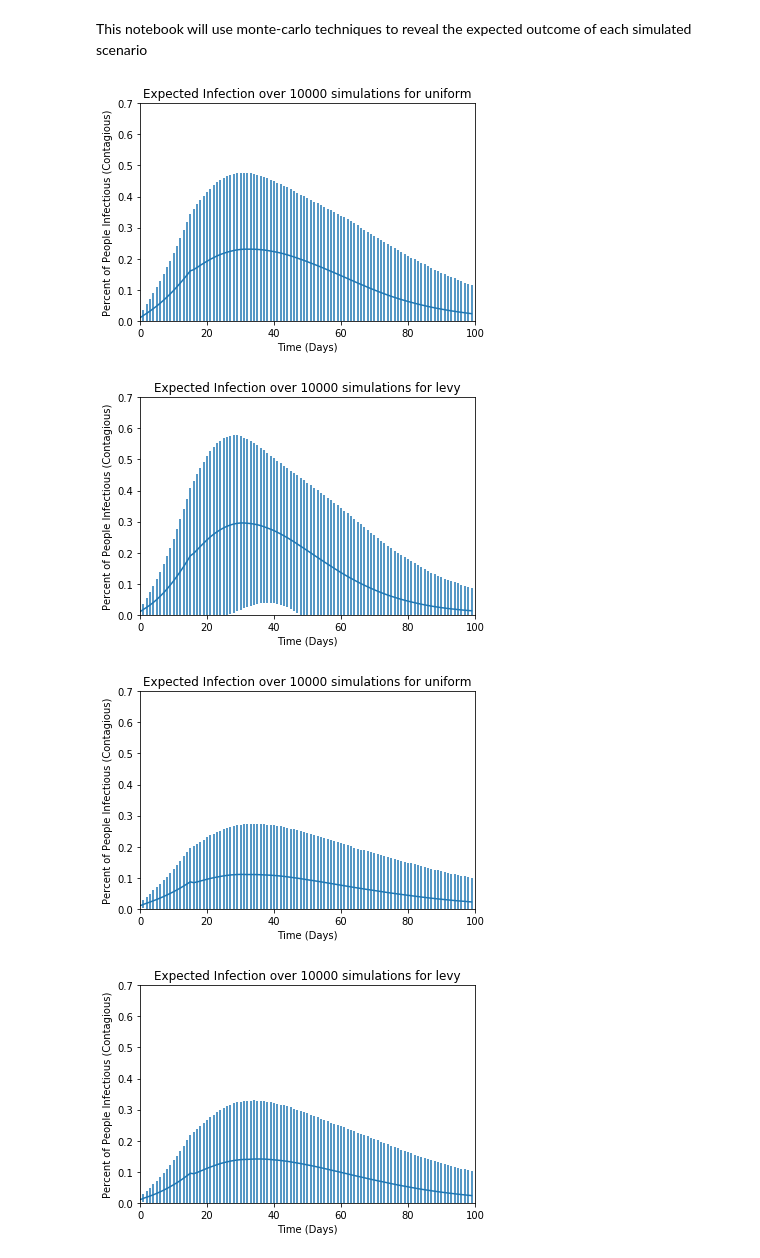
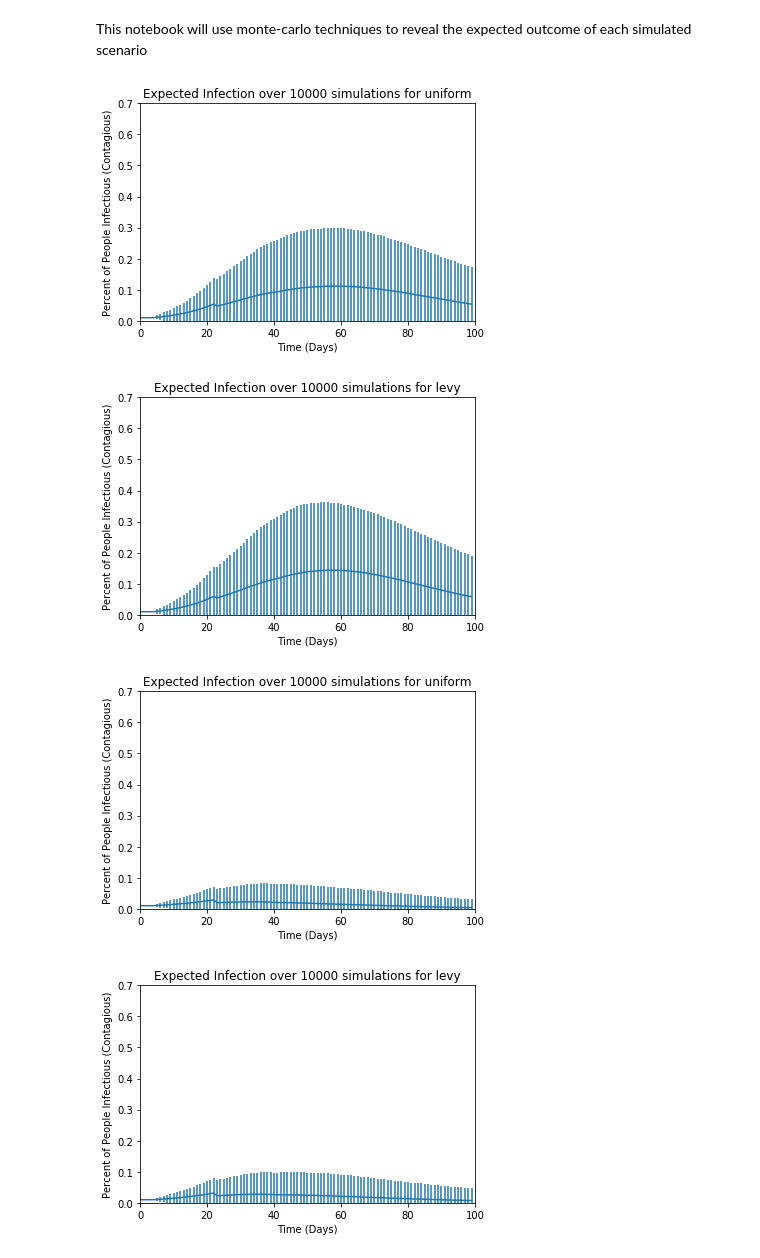
Before and after one commit to PhilipFelizarta/Spatially-Extended-SIR-Modeling, a Jupyter notebook: Monte-Carlo Analysis.ipynb, the cells around one changed output. Saved outputs shown, nothing was run; the diff lists cells and outputs as text; code cells hidden in the pictures.

Commit message:
Updated monte carlo simulations with new parameters

```diff
--- a/Monte-Carlo Analysis.ipynb
+++ b/Monte-Carlo Analysis.ipynb
@@ -11,7 +11,7 @@ rc('animation', html='jshtml')
 # %%
 #The following will simulate that the proportion P will have preventative medicine.]
 #With an effectiveness of prevention of E per exposure
-def sim(N=100, a = 2.0, steps=100, mu=0.1, I=1, R=10, P=0.5, E=0.5, dist=0.02,
+def sim(N=100, a = 2.0, steps=100, mu=0.1, I=1, R=10, P=0.5, E=0.5, dist=0.02, inc=5,
        behav="levy"):
     #I is the number of infected at t = 0
     #R is the number of timesteps it takes to recover or die
@@ -28,7 +28,7 @@ def sim(N=100, a = 2.0, steps=100, mu=0.1, I=1, R=10, P=0.5, E=0.5, dist=0.02,
     for j in range(I):
         colors[0][j] = i_num
         colors[1][j] = i_num
-        r_time[0][j] = R
+        r_time[0][j] = R + inc
 
     for j in range(int(N*P)):
         colors[0][N-j-1] = p_num
@@ -66,10 +66,11 @@ def sim(N=100, a = 2.0, steps=100, mu=0.1, I=1, R=10, P=0.5, E=0.5, dist=0.02,
         for i in range(N):
             if colors[t][i] == i_num: #If you are infected
                 r_time[t][i] = r_time[t-1][i] - 1 #Increment Recovery
-                distances = current_walkers - current_walkers[i] #Find those you exposed
-                distances = np.sum(np.square(distances), axis=-1)
-                distances = np.where(distances <= np.square(dist), 1, 0)
-                exposed += distances #Add the exposed to the exposed list
+                if r_time[t][i] <= R:
+                    distances = current_walkers - current_walkers[i] #Find those you exposed
+                    distances = np.sum(np.square(distances), axis=-1)
+                    distances = np.where(distances <= np.square(dist), 1, 0)
+                    exposed += distances #Add the exposed to the exposed list
 
         for i in range(N):
             if r_time[t][i] < 0.0: #If your recovery time has ended
@@ -112,23 +113,25 @@ def plot_infection(colors, steps):
 # %%
 sims = int(1e4) #Number of simulations
 
-#Hyperparameters for simulations
-a = 5.0 #Range
-N = 100 #Number of Humans
+#Hyperparameters for simulations (Population Density assumed to be 2455 per square mile)
+a = np.sqrt(100/2455)/2 #Simulate 100/2455 sq miles to get appropriate density
+N = 100 #Number of people
 steps = 100 #Number of time steps
-R = 15 #Recovery Time
-dist = 0.5 #Proximity for Exposure
-mu = 0.4 #Average size of movement
+R = 17 #Onset of Symptoms to Recovery/Death
+inc = 5 #Incubation period of virus after infection
+dist = 19.685/5280.0 #Proximity for Exposure (6ft)
+mu =  100/5280.0 #Average size of movement
+mr = 8969.0/85745.0 #Mortality rate among infected individuals
 P = 0.45 #Proportion taking medicine
 E = 0.88 #Effectiveness per exposure
 # %%
-def monte_carlo_sim(a, N, steps, R, dist, mu, P, E, behav="uniform", sims=int(1e2)):
+def monte_carlo_sim(a, N, steps, R, dist, mu, P, E, inc, behav="uniform", sims=int(1e2)):
     Y = [] #Running Sum
     Y_sq = [] #Running Square Sum
     for i in tqdm(range(sims)):
         #Simulate
         _, colors = sim(N=N, a=a, steps=steps, R=R, dist=dist, mu=mu,
-                                       P=P, E=E, behav=behav)
+                                       P=P, E=E, behav=behav, inc=inc)
         x, y = plot_infection(colors, steps) #Get metadata
         #Calculate running moments
         if i == 0:
@@ -155,16 +158,16 @@ def plot_error(X, Y, Y_sq, behav, c=0):
     plt.title("Expected Infection over " + str(sims) + " simulations for " + behav)
     plt.show()
 # %%
-X, Y, Y_sq = monte_carlo_sim(a, N, steps, R, dist, mu, 0.0, 0.0, behav="uniform", sims=sims)
+X, Y, Y_sq = monte_carlo_sim(a, N, steps, R, dist, mu, 0.0, 0.0, inc, behav="uniform", sims=sims)
 plot_error(X, Y, Y_sq, "uniform", c=0)
-X, Y, Y_sq = monte_carlo_sim(a, N, steps, R, dist, mu, 0.0, 0.0, behav="levy", sims=sims)
+X, Y, Y_sq = monte_carlo_sim(a, N, steps, R, dist, mu, 0.0, 0.0, inc, behav="levy", sims=sims)
 plot_error(X, Y, Y_sq, "levy", c=64)
-X, Y, Y_sq = monte_carlo_sim(a, N, steps, R, dist, mu, P, E, behav="uniform", sims=sims)
+X, Y, Y_sq = monte_carlo_sim(a, N, steps, R, dist, mu, P, E, inc, behav="uniform", sims=sims)
 plot_error(X, Y, Y_sq, "uniform", c=128)
-X, Y, Y_sq = monte_carlo_sim(a, N, steps, R, dist, mu, P, E, behav="levy", sims=sims)
+X, Y, Y_sq = monte_carlo_sim(a, N, steps, R, dist, mu, P, E, inc, behav="levy", sims=sims)
 plot_error(X, Y, Y_sq, "levy", c=256)
 # %% [output]
-[figure, old version]
+[figure, new version]
-[figure, old version]
+[figure, new version]
-[figure, old version]
+[figure, new version]
-[figure, old version]
+[figure, new version]
```
